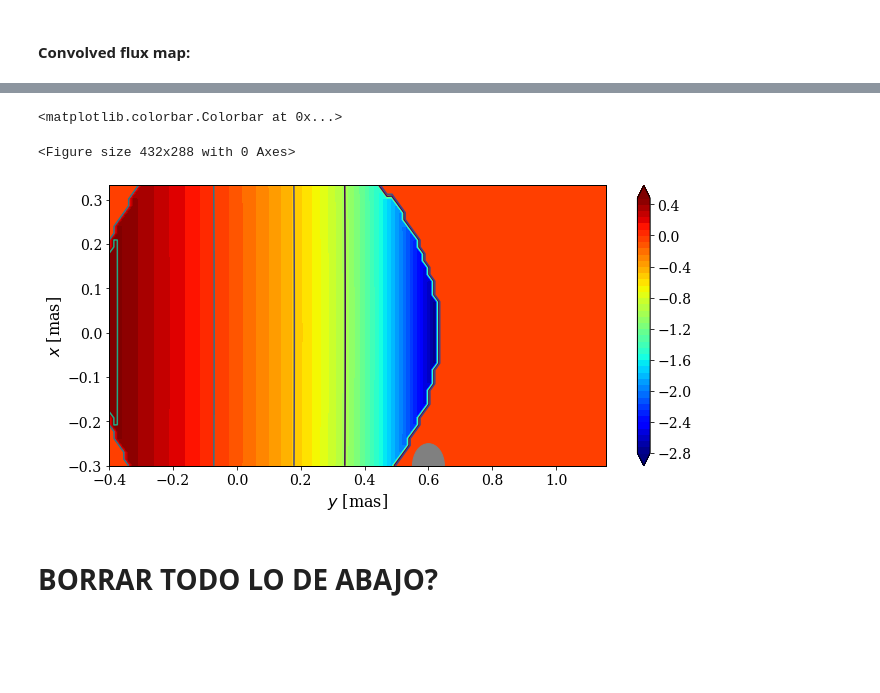
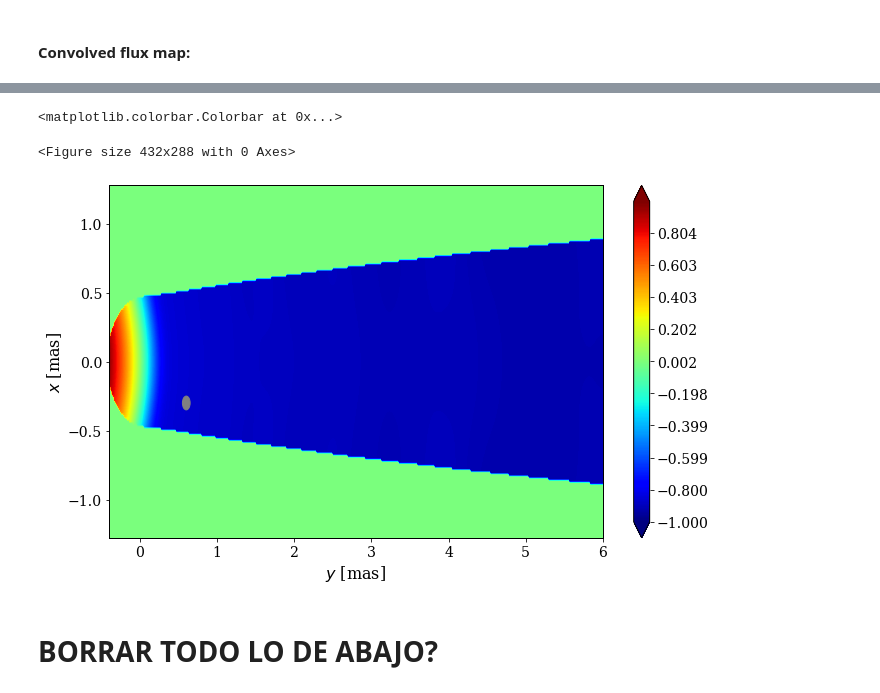
Before and after one commit to santimda/ExtendedJet, a Jupyter notebook: PostProcessing/MapFlux.ipynb, the cells around one changed output, grey strips where cells are left out. Cells and saved outputs as stored; diff of their text form; code cells hidden in the pictures; blank space fills up the shorter version.

```diff
--- a/PostProcessing/MapFlux.ipynb
+++ b/PostProcessing/MapFlux.ipynb
@@ -82,11 +86,14 @@ def get_z_rz( filename='./../Code/quant_FF.dat'):
 # %%
 def make_F_map( nu, Nx ):
     Esy, Lsy = read_SEDsyn_cuts()
-    L_z = get_Lsyn_z( Esy, Lsy, nu )
+    L_z = get_Lsyn_z( Esy, Lsy, nu )[:140]
     z, r_z = get_z_rz()
+    z = z[:140]
+    r_z = r_z[:140]
     dz = z[1] - z[0]
 
     if dz*np.sin(incl) > 2.0*r_z[-1]*np.cos(incl): #si se cumple para el último se cumple para todos
+    #if 1:
         x = np.linspace( 0, r_z[-1], Nx) * convert
         dx = x[1] - x[0]
         print('Entramos a lateral_projection')
@@ -129,6 +136,7 @@ def make_F_map( nu, Nx ):
         iy_start = 0
         L_tot = 0.
         for iz in range(np.size(L_z)):
+            print(iz)
             center = z[iz] * np.sin(incl) * convert
             a_semiaxis = r_z[iz] * convert
             b_semiaxis = r_z[iz] * np.cos(incl) * convert
@@ -166,7 +174,7 @@ def Convolve_map( x_map, x_map22, y_map, F_map, sigma_x, sigma_y ):
     # Extremes of the convolved map
     y_min_c = y_map[0] - 4. * sigma_y # 5 beams to the left of the jet base
     y_max_c = y_map[-1] + 4. * sigma_y # 5 beams to the right of the jet end point
-    x_min_c = x_map[0] - 3. * sigma_x # 3 beams above the jet lateral end point
+    x_min_c = x_map22[0] - 3. * sigma_x # 3 beams above the jet lateral end point
     x_max_c = x_map[-1] + 3. * sigma_x # 3 beams below the jet lateral end point
 
     # Size of the convolved map
@@ -344,28 +369,28 @@ fig.colorbar( CS_conv)
 # %%
 plt.clf()
-fig, ax = plt.subplots(1, 1, figsize=(10, 5))
+fig, ax = plt.subplots(1, 1, figsize=(10, 6))
 ax.set_xlabel(r"$y$ [mas]")
 ax.set_ylabel(r"$x$ [mas]")
-ax.set_xlim([y_c[0], y_c[-1]])
+ax.set_xlim([y_c[0], 6])
 ax.set_ylim([x_c[0], x_c[-1]])
 cmap  = plt.cm.jet # CAMBIARLO POR UNO MEJOR!
-CS_conv = ax.contourf( y_c, x_c, spix_map, cmap=cmap, levels=50, extend="both")
+CS_conv = ax.contourf( y_c, x_c, spix_map, cmap=cmap, levels=np.linspace(-1., 1, 500), extend="both")
 #PONER EN BLANCO DONDE NO HAY DATOS
 
 #Agregar contornos a valores representativos
-obs_cont = ([-1.0, -0.5, 0.0, 0.5, 1.0, 1.5]) # HACERLOS EN GRIS!
-plot_cont = ax.contour( y_c, x_c, spix_map, levels=obs_cont, extend="both")
+#obs_cont = ([-1.0, -0.5, 0.0, 0.5, 1.0, 1.5]) # HACERLOS EN GRIS!
+#plot_cont = ax.contour( y_map, x_map, spix_map, levels=obs_cont, extend="both")
 
 el = Ellipse((0.6, -0.3), sigma_y, sigma_x, color='grey')
 
 ax.add_patch(el)
 
 plt.tight_layout()
 fig.colorbar( CS_conv)
 # %% [output]
 <matplotlib.colorbar.Colorbar at 0x...>
 <Figure size 432x288 with 0 Axes>
-[figure, old version]
+[figure, new version]
 # %% [markdown]
 # BORRAR TODO LO DE ABAJO?
 # %% [markdown]
```
Also changed, not shown: parts of 6 cells of this notebook, 6 other files.
